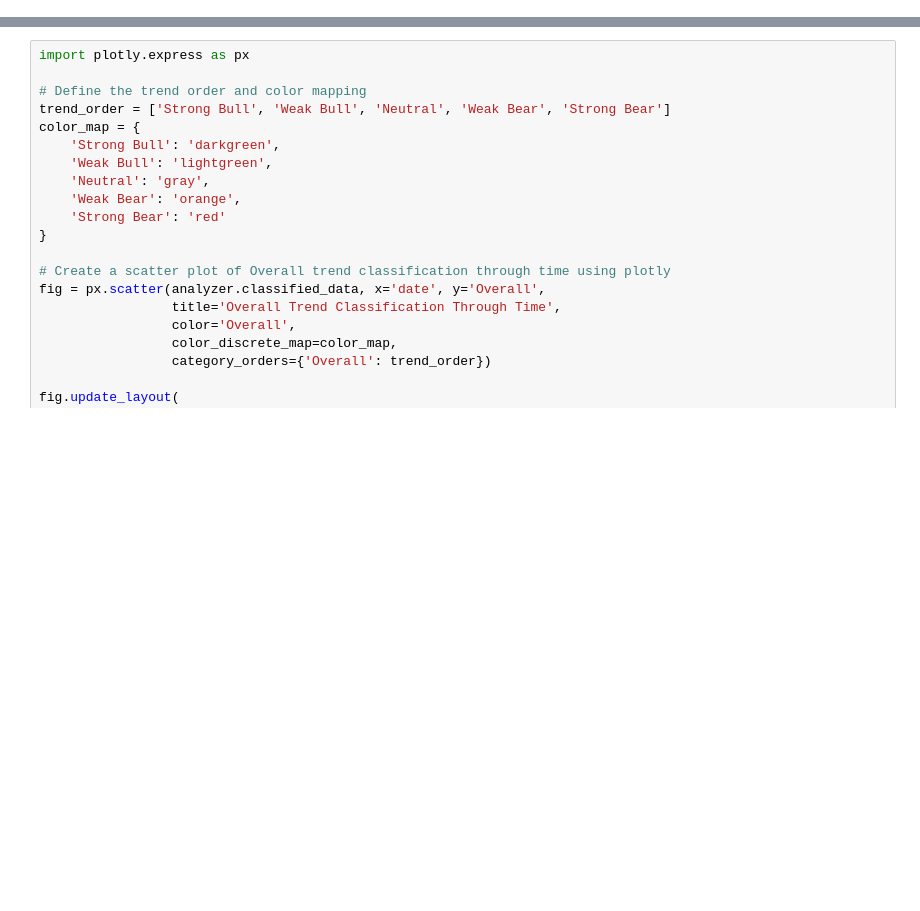
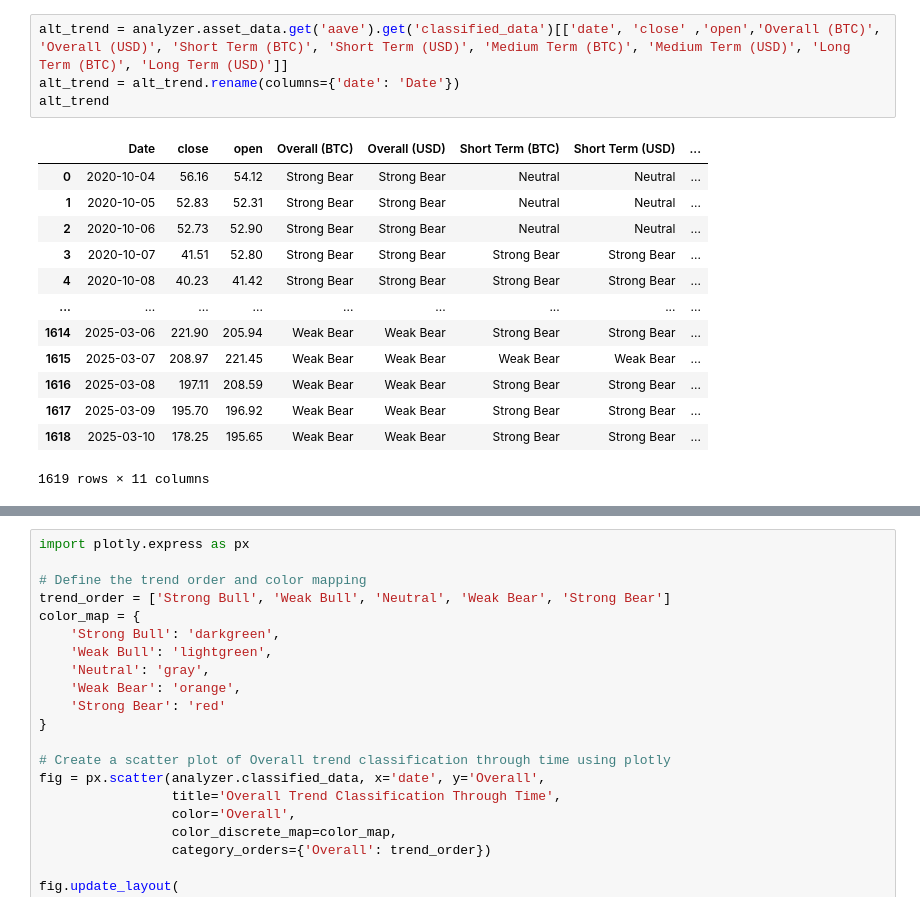
Before and after one commit to GabriellaAM/missioncontrolproject, a Jupyter notebook: ALT_MODEL.ipynb, the cells around one changed output, grey strips where cells are left out. Drawn from its saved outputs; the diff is of its cells as text; blank space fills up the shorter version.

```diff
--- a/ALT_MODEL.ipynb
+++ b/ALT_MODEL.ipynb
@@ -259,0 +570,18 @@ Table data: {'Ticker': ['RENDER-TOKEN'], 'Short Term Trend': ['Strong Bear'], 'M
+# %%
+alt_trend = analyzer.asset_data.get('aave').get('classified_data')[['date', 'close' ,'open','Overall (BTC)', 'Overall (USD)', 'Short Term (BTC)', 'Short Term (USD)', 'Medium Term (BTC)', 'Medium Term (USD)', 'Long Term (BTC)', 'Long Term (USD)']]
+alt_trend = alt_trend.rename(columns={'date': 'Date'})
+alt_trend
+# %% [output]
+|  | Date | close | open | Overall (BTC) | Overall (USD) | Short Term (BTC) | Short Term (USD) | ... |
+| 0 | 2020-10-04 | 56.16 | 54.12 | Strong Bear | Strong Bear | Neutral | Neutral | ... |
+| 1 | 2020-10-05 | 52.83 | 52.31 | Strong Bear | Strong Bear | Neutral | Neutral | ... |
+| 2 | 2020-10-06 | 52.73 | 52.90 | Strong Bear | Strong Bear | Neutral | Neutral | ... |
+| 3 | 2020-10-07 | 41.51 | 52.80 | Strong Bear | Strong Bear | Strong Bear | Strong Bear | ... |
+| 4 | 2020-10-08 | 40.23 | 41.42 | Strong Bear | Strong Bear | Strong Bear | Strong Bear | ... |
+| ... | ... | ... | ... | ... | ... | ... | ... | ... |
+| 1614 | 2025-03-06 | 221.90 | 205.94 | Weak Bear | Weak Bear | Strong Bear | Strong Bear | ... |
+| 1615 | 2025-03-07 | 208.97 | 221.45 | Weak Bear | Weak Bear | Weak Bear | Weak Bear | ... |
+| 1616 | 2025-03-08 | 197.11 | 208.59 | Weak Bear | Weak Bear | Strong Bear | Strong Bear | ... |
+| 1617 | 2025-03-09 | 195.70 | 196.92 | Weak Bear | Weak Bear | Strong Bear | Strong Bear | ... |
+| 1618 | 2025-03-10 | 178.25 | 195.65 | Weak Bear | Weak Bear | Strong Bear | Strong Bear | ... |
+1619 rows × 11 columns
```
Also changed, not shown: parts of 13 cells of this notebook, 7 other files.
